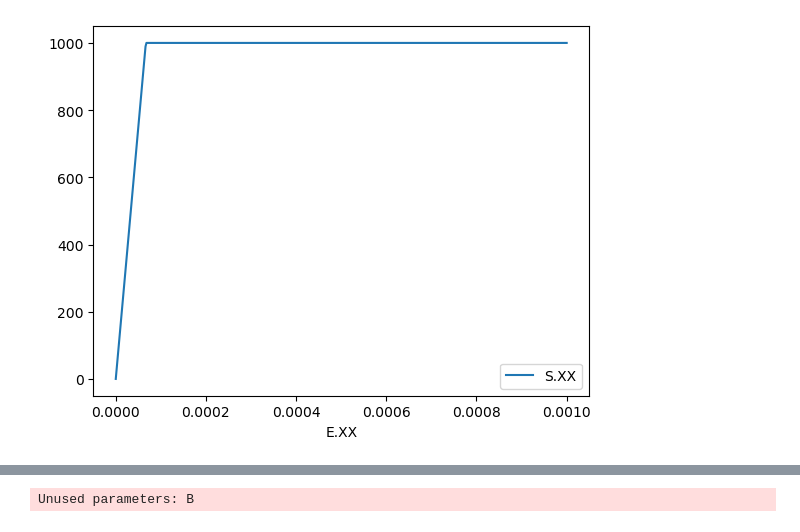
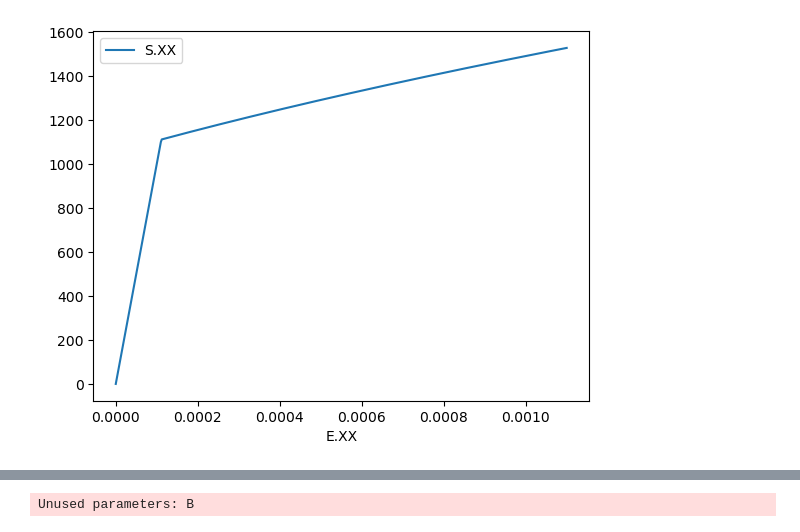
Before and after one commit to brianphung/matmodlab2, a Jupyter notebook: notebooks/ST_GPSR_TTM.ipynb, the cells around one changed output, grey strips where cells are left out. Cells and saved outputs as stored; diff of their text form; code cells hidden in the pictures.

```diff
--- a/notebooks/ST_GPSR_TTM.ipynb
+++ b/notebooks/ST_GPSR_TTM.ipynb
@@ -13,8 +13,24 @@ Setting up the Matmodlab notebook environment
 # %%
 tests_to_run = [
                 0,
-                1,
-                2,
-                3,
-                4
+                # 1,
+                # 2,
+                # 3,
+                # 4
                 ]
+# %%
+if 0 in tests_to_run:
+    #B = array([ [ 1, 0, 0], [0, 1, 0 ], [ 0, 0, 1 ] ])
+    def B(eqps):
+        B_in = array([ [ 1, 0, 0], [0, 1, 0 ], [ 0, 0, 1 ] ])
+        return B_in
+
+    mps1 = MaterialPointSimulator('uplastic-std')
+    p = {'E': 10e6, 'Nu': .333, 'Y0': 1e3, "B": B}
+    mps1.material = ST_GPSR_TTM(**p)
+    mps1.run_step('ESS', (.001, 0, 0), frames=50)
+
+    i = where((mps1.df['E.XX'] > 0.) & (mps1.df['E.XX'] < .005))
+    E = mps1.df['S.XX'].iloc[i] / mps1.df['E.XX'].iloc[i]
+
+    mps1.plot('E.XX', 'S.XX')
@@ -21,15 +39,17 @@ tests_to_run = [
 # %%
 if 0 in tests_to_run:
-    B = array([ [ 1, 0, 0], [0, 1, 0 ], [ 0, 0, 1 ] ])
+    def B(eqps):
+        B_in = 1/(1+500*eqps)*array([ [ .9, 0, 0], [0, .9, 0 ], [ 0, 0, .9 ] ])
+        return B_in
 
     mps1 = MaterialPointSimulator('uplastic-std')
     p = {'E': 10e6, 'Nu': .333, 'Y0': 1e3, "B": B}
     mps1.material = ST_GPSR_TTM(**p)
-    mps1.run_step('EES', (.001, 0.001, 0), frames=500)
+    mps1.run_step('ESS', (.001*1.1, 0, 0), frames=500)
 
     i = where((mps1.df['E.XX'] > 0.) & (mps1.df['E.XX'] < .005))
     E = mps1.df['S.XX'].iloc[i] / mps1.df['E.XX'].iloc[i]
 
     mps1.plot('E.XX', 'S.XX')
 # %% [output]
-[figure, old version]
+[figure, new version]
```
Also changed, not shown: parts of 5 cells of this notebook, 1 other file.
